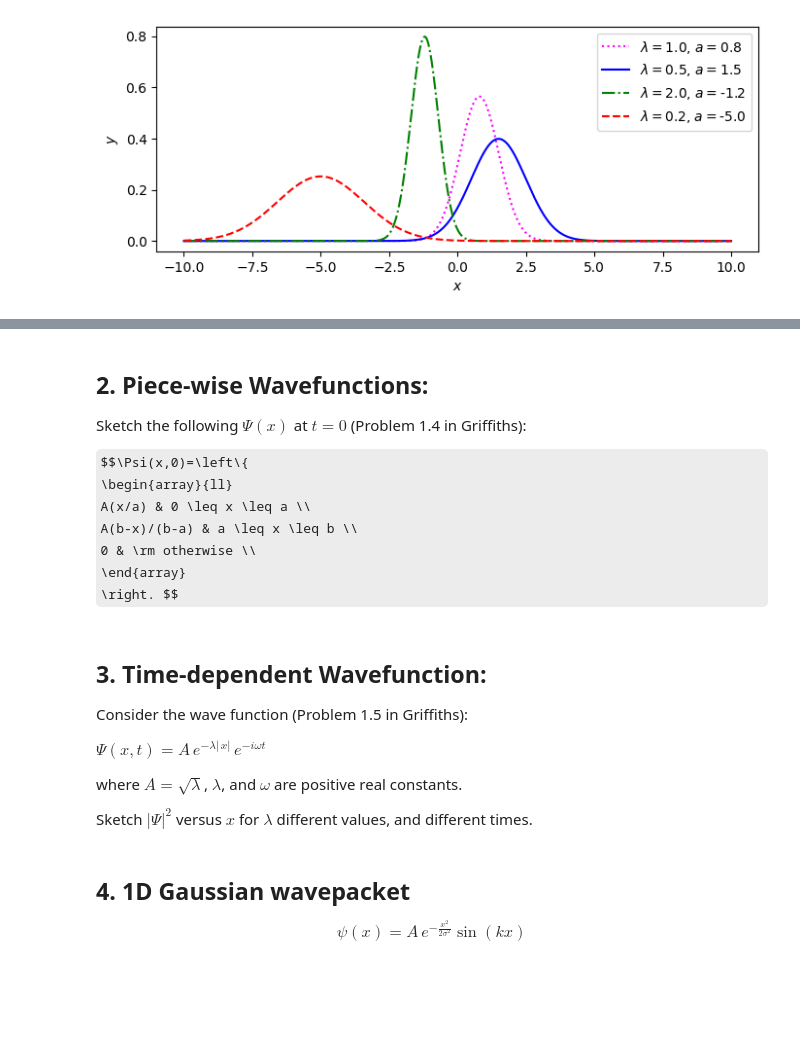
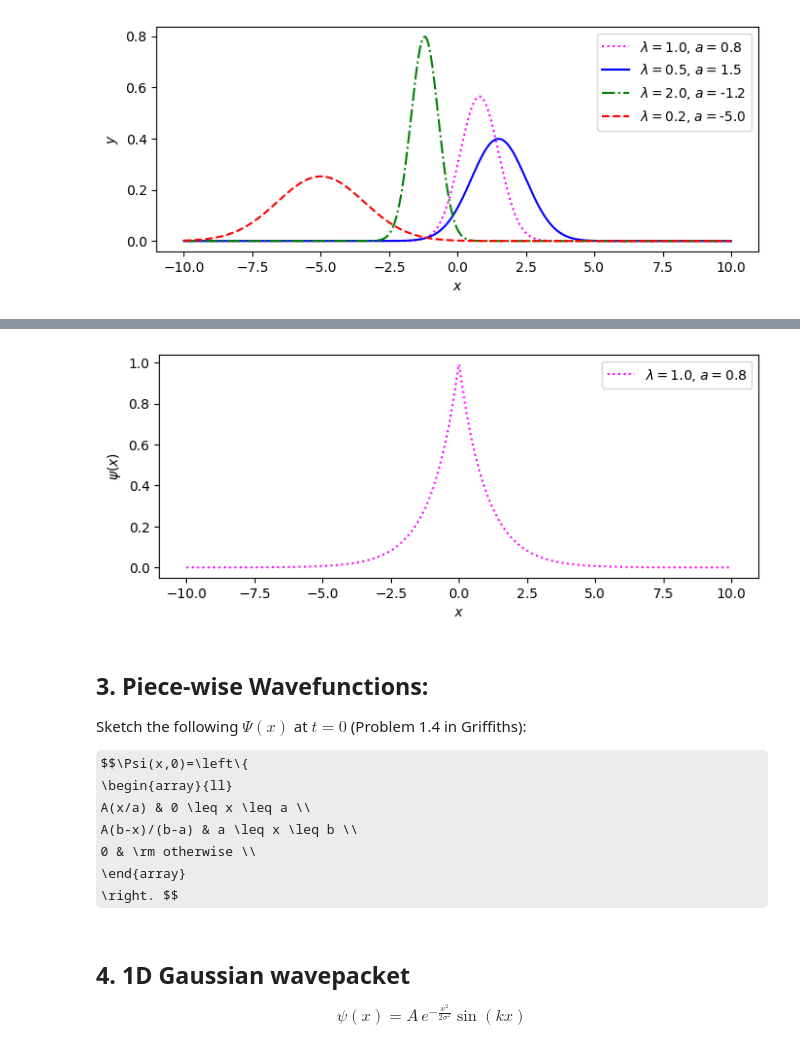
Before and after one commit to wbandabarragan/quantum-mechanics-1, a Jupyter notebook: python-notebooks/python4QM_04.ipynb, the cells around one changed output, grey strips where cells are left out. Saved outputs shown, nothing was run; the diff lists cells and outputs as text; code cells hidden in the pictures; some formulas as TeX source; blank space fills up the shorter version.

```diff
--- a/python-notebooks/python4QM_04.ipynb
+++ b/python-notebooks/python4QM_04.ipynb
@@ -112,5 +130,45 @@ plt.show()
+# %%
+# Define the function
+
+def psi_xt(l, w, x, t):
+  """
+  This function returns a piece-wise function in x with the absolute value.
+  """
+
+  y_psi = np.sqrt(l)*np.exp(-l*np.abs(x)*np.cos(w*t)) # Just the real part
+
+  return y_psi
+# %%
+# Define an x vector
+x = np.linspace(-10., +10., 1000)
+
+# Fix the parameters
+l_1 = 1.
+w_1 = 1.
+
+# Time
+t = 0.
+
+# Call the function
+y = psi_xt(l_1, w_1, x, t)
+# %%
+# Make a figure
+
+# Make a figure
+plt.figure(figsize=(8,3))
+
+plt.plot(x, y, color = "magenta", linestyle = ":", label = rf"$\lambda =${l_1}, $a =${a_1}")
+
+plt.xlabel(r"$x$")
+plt.ylabel(r"$\psi(x)$")
+
+plt.legend()
+
+plt.show()
+# %% [output]
+[figure, added]
 # %% [markdown]
-## **2. Piece-wise Wavefunctions:**
+## **3. Piece-wise Wavefunctions:**
 
 Sketch the following $\Psi(x)$ at $t=0$ (Problem 1.4 in Griffiths):
 
@@ -121,16 +179,6 @@ $$\Psi(x,0)=\left\{
       0 & \rm otherwise \\
 \end{array}
 \right. $$
-# %% [markdown]
-## **3. Time-dependent Wavefunction:**
-
-Consider the wave function (Problem 1.5 in Griffiths):
-
-$\Psi(x,t) = A\,e^{-\lambda|\,x|}\,e^{-i\omega t}$
-
-where $A=\sqrt{\lambda}$, $\lambda$, and $\omega$ are positive real constants.
-
-Sketch $|\Psi|^2$ versus $x$ for $\lambda$ different values, and different times.
 # %% [markdown]
 ## **4. 1D Gaussian wavepacket**
 
```
Also changed, not shown: parts of 1 cell of this notebook.
